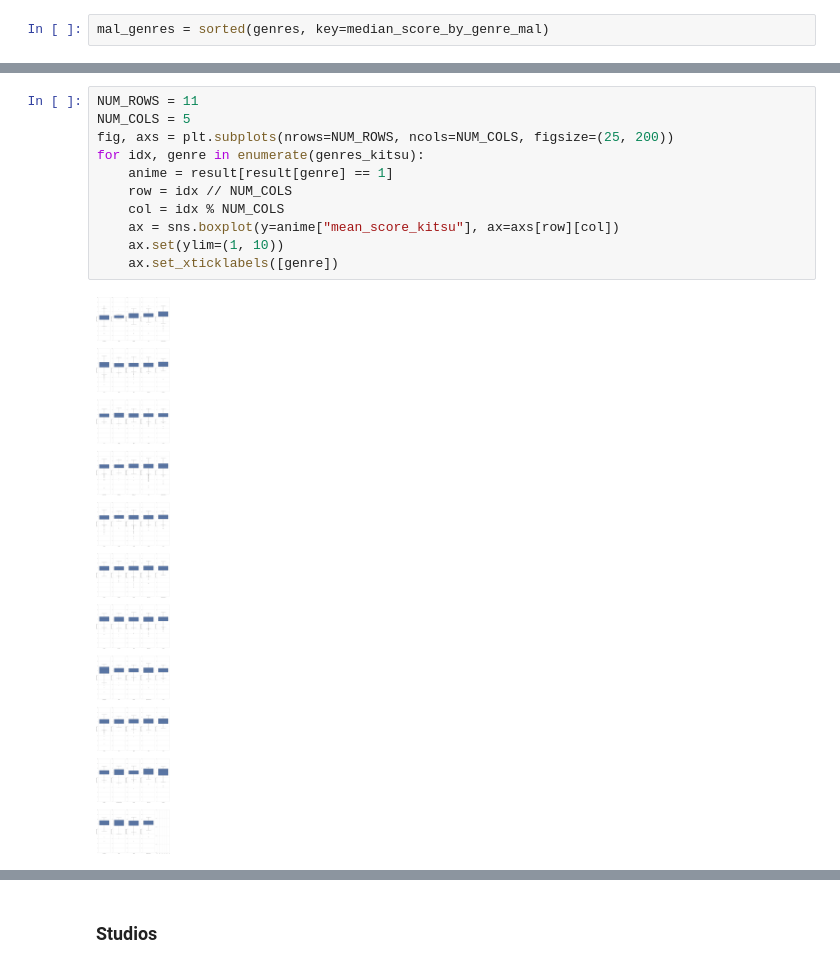
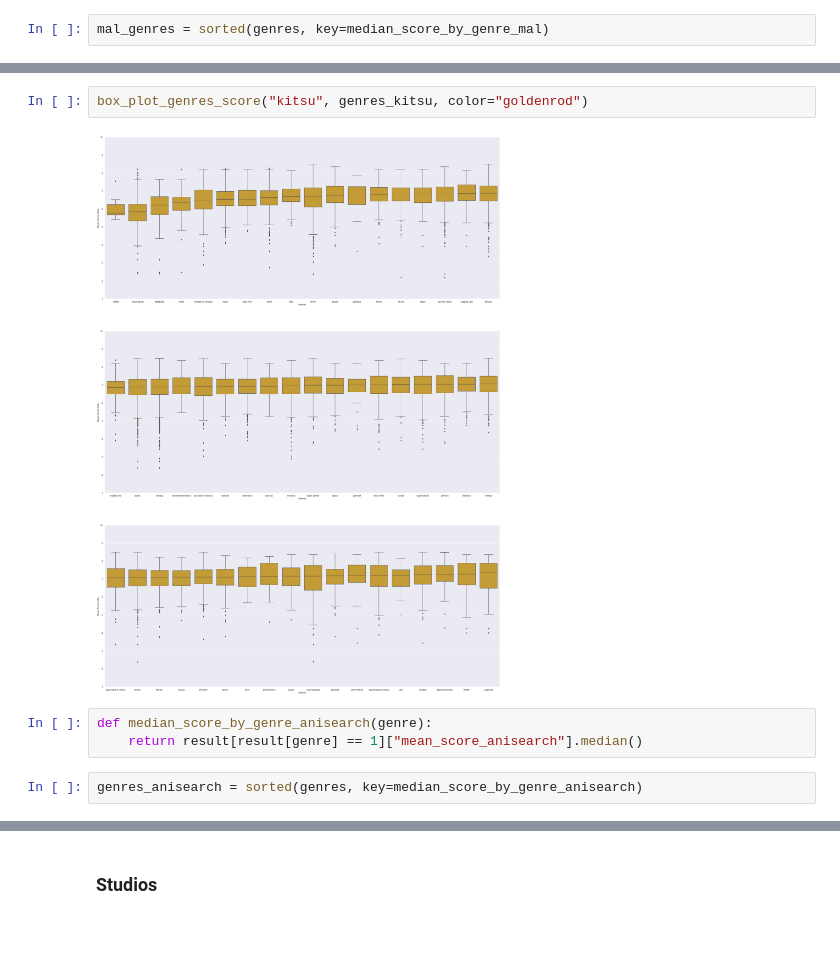
Before and after one commit to mrcuongtroll/Anime-Analysis, a Jupyter notebook: analysis.ipynb, the cells around one changed output, grey strips where cells are left out. Saved outputs shown, nothing was run; the diff lists cells and outputs as text; blank space fills up the shorter version.

```diff
--- a/analysis.ipynb
+++ b/analysis.ipynb
@@ -190,13 +164,9 @@ genres_kitsu = sorted(genres, key=mean_score_by_genre_kitsu)
-# %%
-NUM_ROWS = 11
-NUM_COLS = 5
-fig, axs = plt.subplots(nrows=NUM_ROWS, ncols=NUM_COLS, figsize=(25, 200))
-for idx, genre in enumerate(genres_kitsu):
-    anime = result[result[genre] == 1]
-    row = idx // NUM_COLS
-    col = idx % NUM_COLS
-    ax = sns.boxplot(y=anime["mean_score_kitsu"], ax=axs[row][col])
-    ax.set(ylim=(1, 10))
-    ax.set_xticklabels([genre])
-# %% [output]
-[figure, removed]
+# %%
+box_plot_genres_score("kitsu", genres_kitsu, color="goldenrod")
+# %% [output]
+[figure, added]
+# %%
+def median_score_by_genre_anisearch(genre):
+    return result[result[genre] == 1]["mean_score_anisearch"].median()
+# %%
+genres_anisearch = sorted(genres, key=median_score_by_genre_anisearch)
```
Also changed, not shown: parts of 30 cells of this notebook, 1 other file.
